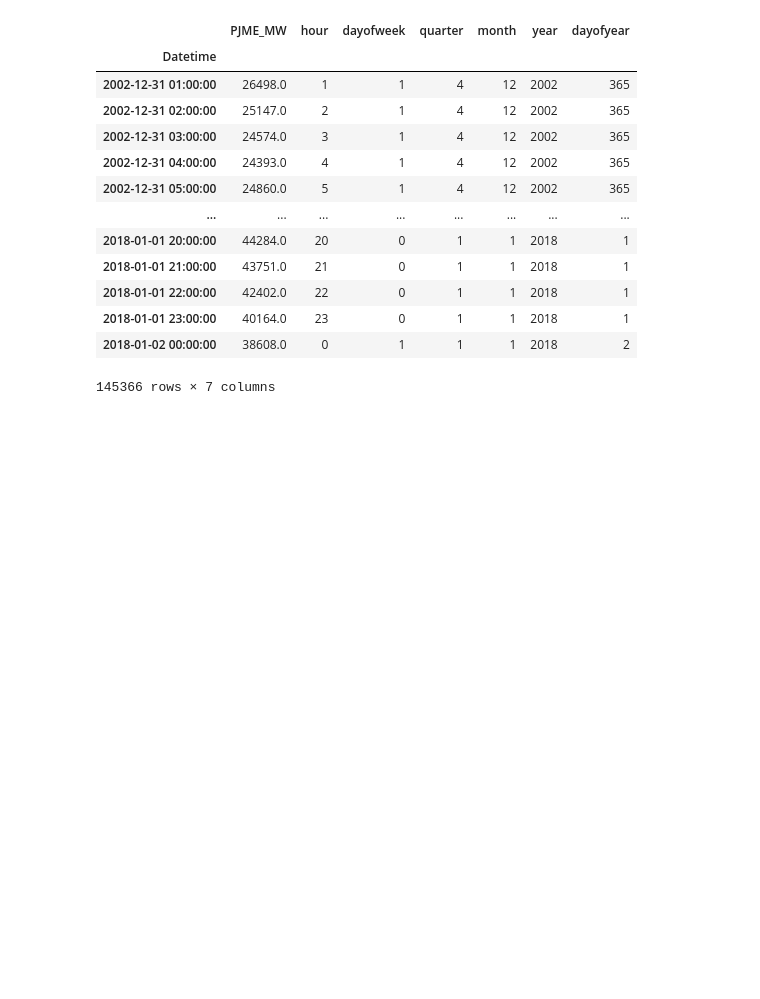
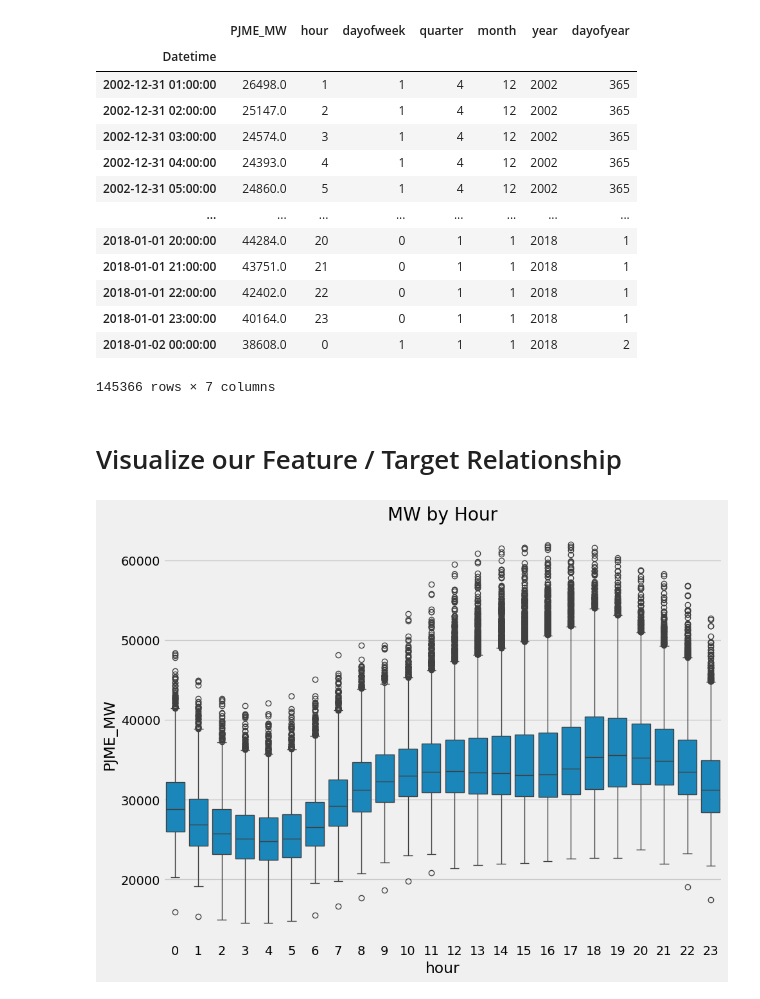
Before and after one commit to Didrik147/python-tutorials, a Jupyter notebook: Rob_Mulla/Time Series Forecasting.ipynb, the cells around one changed output. Saved outputs shown, nothing was run; the diff lists cells and outputs as text; code cells hidden in the pictures; blank space fills up the shorter version.

```diff
--- a/Rob_Mulla/Time Series Forecasting.ipynb
+++ b/Rob_Mulla/Time Series Forecasting.ipynb
@@ -61,7 +61,7 @@ def create_features(df):
   '''
   Create time series features based on time series index.
   '''
-
+  df = df.copy()
   df['hour'] = df.index.hour
   df['dayofweek'] = df.index.dayofweek
   df['quarter'] = df.index.quarter
@@ -88,3 +88,12 @@ df
 | 2018-01-01 23:00:00 | 40164.0 | 23 | 0 | 1 | 1 | 2018 | 1 |
 | 2018-01-02 00:00:00 | 38608.0 | 0 | 1 | 1 | 1 | 2018 | 2 |
 145366 rows × 7 columns
+# %% [markdown]
+# Visualize our Feature / Target Relationship
+# %%
+fig, ax = plt.subplots(figsize=(10,8))
+sns.boxplot(data=df, x='hour', y='PJME_MW')
+ax.set_title('MW by Hour')
+plt.show()
+# %% [output]
+[figure, added]
```
Also changed, not shown: parts of 3 cells of this notebook.
